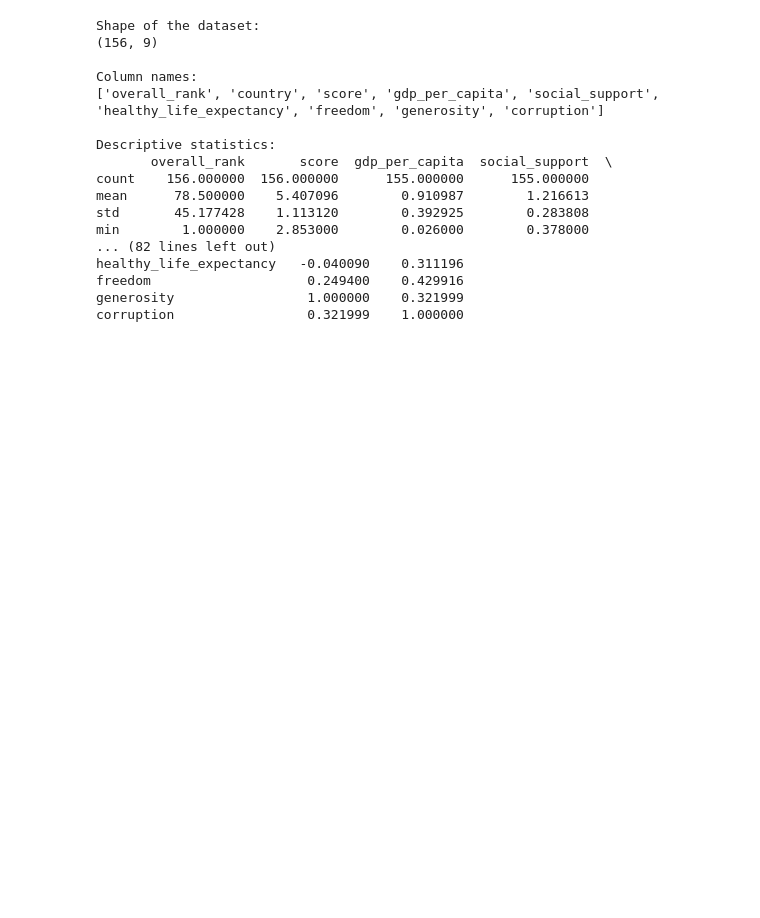
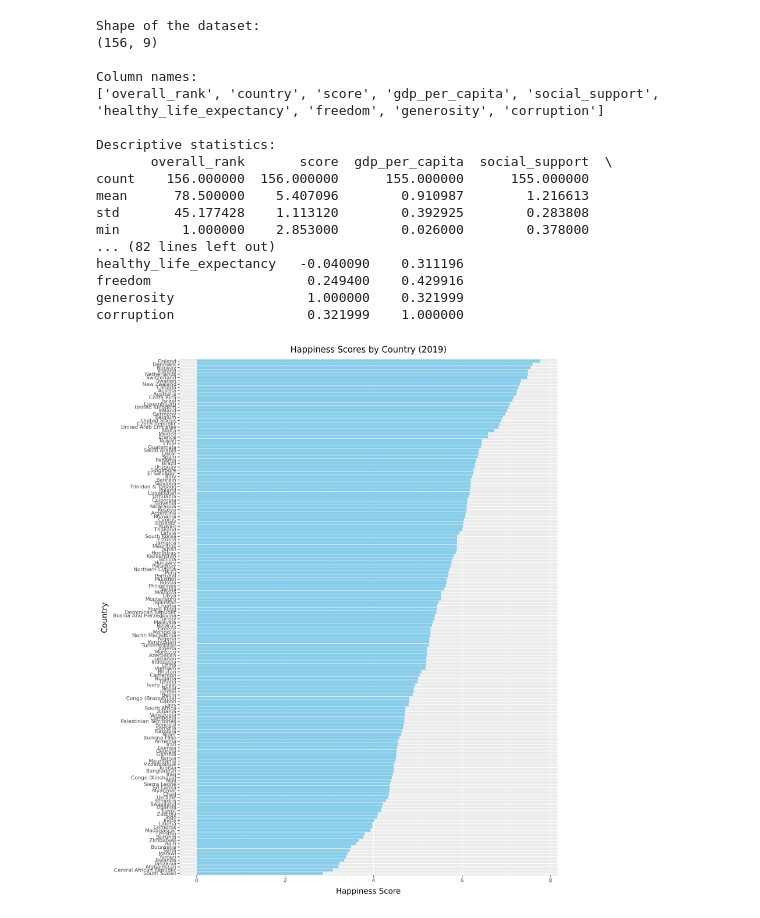
Before and after one commit to mila-klimovich/DI-Bootcamp, a Jupyter notebook: week10/day1/week10miniproject2.ipynb, the cells around one changed output. Drawn from its saved outputs; the diff is of its cells as text; code cells hidden in the pictures; blank space fills up the shorter version.

```diff
--- a/week10/day1/week10miniproject2.ipynb
+++ b/week10/day1/week10miniproject2.ipynb
@@ -163,3 +163,27 @@ healthy_life_expectancy   -0.040090    0.311196
 freedom                    0.249400    0.429916
 generosity                 1.000000    0.321999
 corruption                 0.321999    1.000000
+# %%
+from plotnine import ggplot, aes, geom_bar, theme, element_text, coord_flip, labs, geom_point, geom_boxplot
+
+# Sort data by score for better visualization
+df_sorted = df.sort_values(by='score', ascending=False)
+
+# Create bar chart
+(
+    ggplot(df_sorted, aes(x='reorder(country, score)', y='score')) +
+    geom_bar(stat='identity', fill='skyblue') +
+    coord_flip() +
+    labs(
+        title='Happiness Scores by Country (2019)',
+        x='Country',
+        y='Happiness Score'
+    ) +
+    theme(
+        figure_size=(10, 12),
+        axis_title=element_text(size=12),
+        axis_text=element_text(size=8)
+    )
+)
+# %% [output]
+[figure, added]
```
Also changed, not shown: parts of 8 cells of this notebook.
